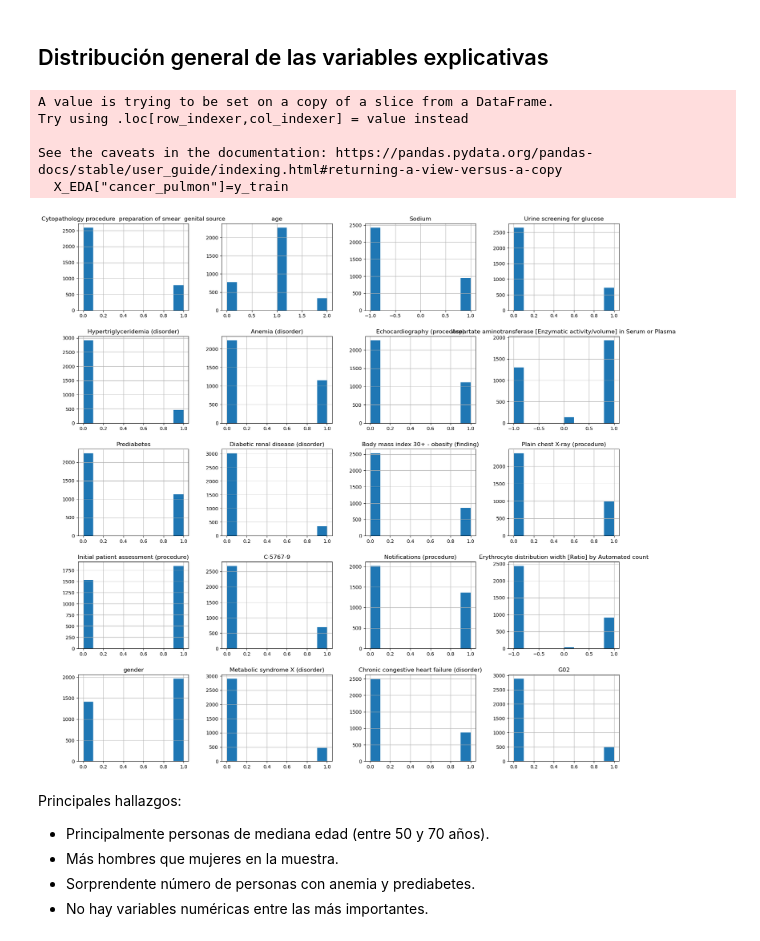
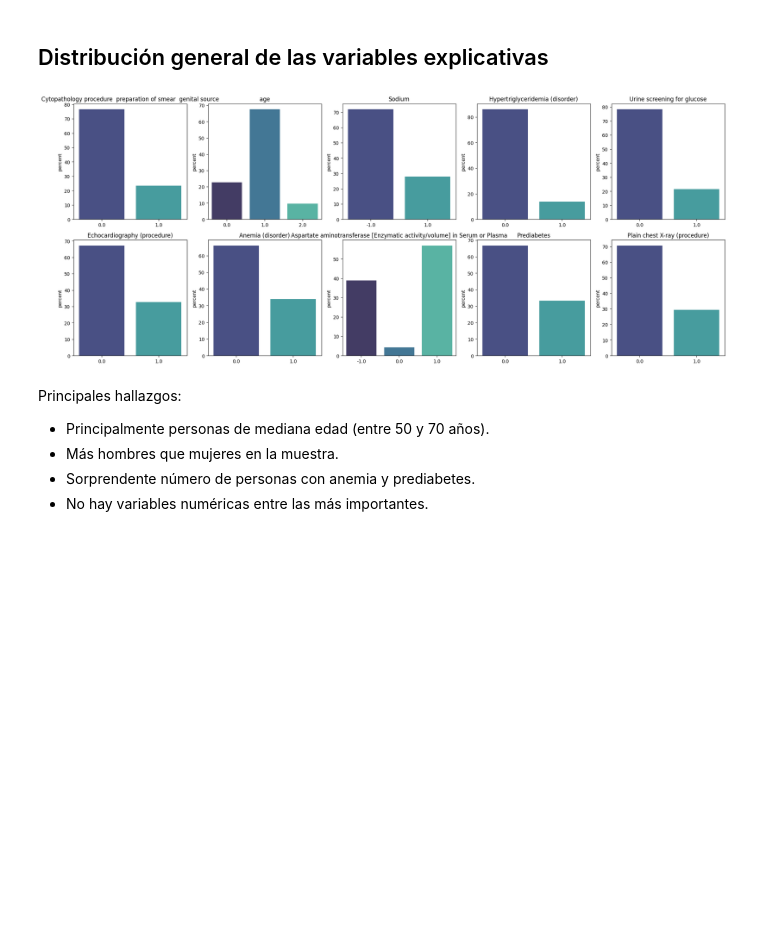
Before and after one commit to ramontr025/tfm-mulcia-2025, a Jupyter notebook: notebooks/02_.ipynb, the cells around one changed output. Saved outputs shown, nothing was run; the diff lists cells and outputs as text; code cells hidden in the pictures; blank space fills up the shorter version.

```diff
--- a/notebooks/02_.ipynb
+++ b/notebooks/02_.ipynb
@@ -182,7 +195,7 @@ La mayor parte de las variables de laboratorio toma valores "normal" o "abnormal
 # %%
 columnas_normal_abnormal = extraccion_columnas(datos_lab_obj,tabla_soportes,[["normal"],["normal","abnormal"],["abnormal","normal"],["abnormal"]])
 columnas_former_never = extraccion_columnas(datos_lab_obj,tabla_soportes,[["former","never"],["never","former"]])
-columnas_nums= extraccion_columnas(datos_lab_obj,tabla_soportes,[["1+","3+","2+"],["2+", "1+", "3+"],["2+","3+", "1+"],["2+"],["3+","2+", "1+"],["3+","1+", "2+"]])
+columnas_nums= extraccion_columnas(datos_lab_obj,tabla_soportes,[["1+","3+","2+"],["2+", "1+", "3+"],["2+","3+", "1+"],["2+"],["3+","2+", "1+"],["3+","1+", "2+"],["1+","2+", "3+"]])
 columnas_brown_reddish = extraccion_columnas(datos_lab_obj,tabla_soportes,[["brown","reddish"],["reddish","brown"]])
 columnas_negative_positive= extraccion_columnas(datos_lab_obj,tabla_soportes,[["negative"],["negative","positive"],["positive","negative"],["positive"]])
 columnas_false_true= extraccion_columnas(datos_lab_obj,tabla_soportes,[[False,True],[True]])
@@ -940,0 +284,11 @@ variables_importantes = importancias[:20]["Variable"].to_list()
+# %%
+# Extraer top 10 variables importantes del XGBoost
+xgb = modelo.named_steps['modelo_xgb']
+feature_names = modelo.named_steps['preprocesamiento'].get_feature_names_out()
+importances = xgb.feature_importances_
+
+df_imp = pd.DataFrame({'Variable': feature_names, 'Importancia': importances}).sort_values('Importancia', ascending=False)
+variables_importantes = df_imp.head(10)['Variable'].tolist()
+
+print("Top 10 variables importantes:")
+print(df_imp.head(10))
@@ -977,19 +321,33 @@ plt.show()
 # %%
 set_config(transform_output="pandas")
 X_train_procesado = pipeline_final.named_steps['preprocesamiento'].transform(X_train)
+X_test_procesado = pipeline_final.named_steps['preprocesamiento'].transform(X_test)
 X_EDA=X_train_procesado[variables_importantes]
 X_EDA["cancer_pulmon"]=y_train
-# %% [output]
-A value is trying to be set on a copy of a slice from a DataFrame.
-Try using .loc[row_indexer,col_indexer] = value instead
-
-See the caveats in the documentation: https://pandas.pydata.org/pandas-docs/stable/user_guide/indexing.html#returning-a-view-versus-a-copy
-  X_EDA["cancer_pulmon"]=y_train
 # %%
-(X_EDA.drop(columns="cancer_pulmon")).hist(figsize=(20,20))
+X_EDA_aux=X_EDA.drop(columns="cancer_pulmon")
+
+cols = X_EDA_aux.columns
+n_cols = 5
+n_rows = (len(cols) // n_cols) + 1
+
+fig, axes = plt.subplots(n_rows, n_cols, figsize=(20, n_rows * 4))
+axes = axes.flatten()
+
+for i, col in enumerate(cols):
+    sns.countplot(x=X_EDA_aux[col], ax=axes[i], stat="percent", palette="mako")
+    axes[i].set_title(col)
+    axes[i].set_xlabel("")
+    labels = [label.get_text() for label in axes[i].get_xticklabels()]
+    # axes[i].set_xticklabels(['Ausente (0)' if label == '0' else 'Presente (1)' for label in labels])
+
+for j in range(i + 1, len(axes)):
+    fig.delaxes(axes[j])
+
+plt.tight_layout()
 plt.show()
 # %% [output]
-[figure, old version]
+[figure, new version]
 # %% [markdown]
 Principales hallazgos:
 - Principalmente personas de mediana edad (entre 50 y 70 años).
```
Also changed, not shown: parts of 78 cells of this notebook, 17 other files.
